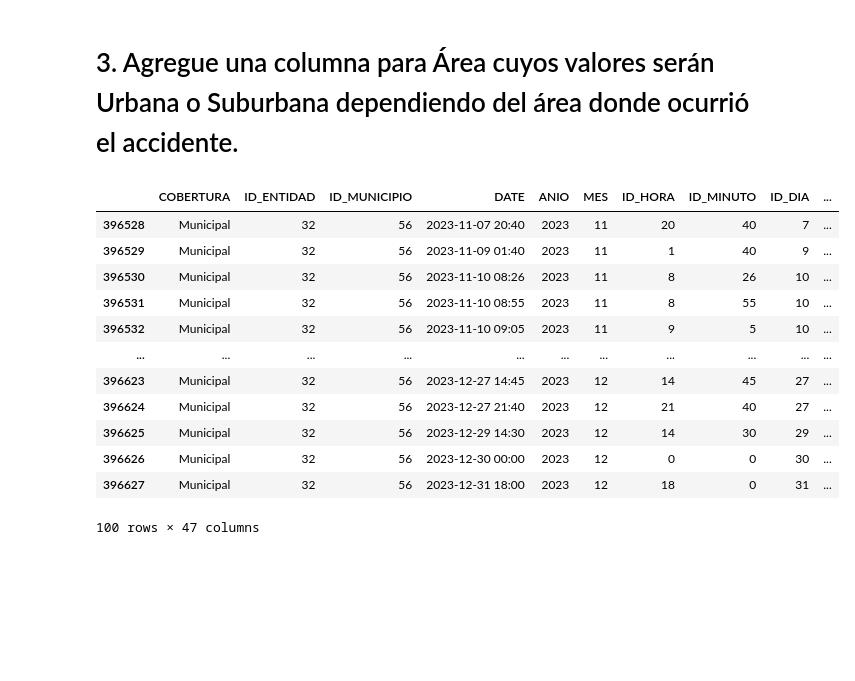
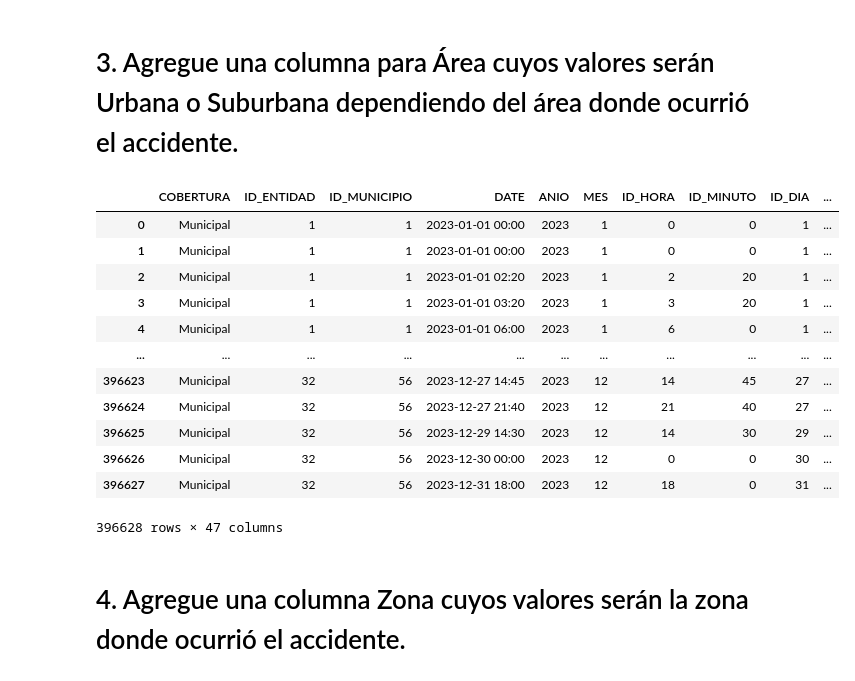
Before and after one commit to BrayanAviles/ATUS-Ejercicios, a Jupyter notebook: atus.ipynb, the cells around one changed output. Cells and saved outputs as stored; diff of their text form; code cells hidden in the pictures; blank space fills up the shorter version.

```diff
--- a/atus.ipynb
+++ b/atus.ipynb
@@ -1,13 +1,13 @@
 # %%
 import pandas as pd
 pd.set_option('display.max_columns', None)  # Mostrar todas las columnas
-atus2021 = pd.read_csv("./conjunto_de_datos/atus_anual_2021.csv")
-atus2022 = pd.read_csv("./conjunto_de_datos/atus_anual_2022.csv")
-atus2023 = pd.read_csv("./conjunto_de_datos/atus_anual_2023.csv")
+# atus2021 = pd.read_csv("./conjunto_de_datos/atus_anual_2021.csv")
+# atus2022 = pd.read_csv("./conjunto_de_datos/atus_anual_2022.csv")
+dataset = pd.read_csv("./conjunto_de_datos/atus_anual_2023.csv")
 # %% [markdown]
 # 1. Cargue en un Dataframe los datos de los accidentes de los últimos 3 años
 # %%
-dataset = pd.concat([atus2021, atus2022, atus2023])
+# dataset = pd.concat([atus2021, atus2022, atus2023])
 # %% [markdown]
 # 2. Agregue una columna tipo date formada por los valores de las columnas correspondientes a Año, Mes, Dia, Hora y Minuto.
 # %%
@@ -31,20 +31,28 @@ dataset.tail(100)
 # %% [markdown]
 # 3. Agregue una columna para Área cuyos valores serán Urbana o Suburbana dependiendo del área donde ocurrió el accidente.
-# %%
-dataset.insert(10, "AREA", None)
+# %%
+def asignar_area(row):
+    if row['URBANA'] == 'Sin accidente en esta zona':
+        return 'SUBURBANA'
+    else:
+        return 'URBANA'
+
+dataset['AREA'] = dataset.apply(asignar_area, axis=1)
 # %%
-dataset.tail(100)
+dataset
 # %% [output]
 |  | COBERTURA | ID_ENTIDAD | ID_MUNICIPIO | DATE | ANIO | MES | ID_HORA | ID_MINUTO | ID_DIA | ... |
-| 396528 | Municipal | 32 | 56 | 2023-11-07 20:40 | 2023 | 11 | 20 | 40 | 7 | ... |
-| 396529 | Municipal | 32 | 56 | 2023-11-09 01:40 | 2023 | 11 | 1 | 40 | 9 | ... |
-| 396530 | Municipal | 32 | 56 | 2023-11-10 08:26 | 2023 | 11 | 8 | 26 | 10 | ... |
-| 396531 | Municipal | 32 | 56 | 2023-11-10 08:55 | 2023 | 11 | 8 | 55 | 10 | ... |
-| 396532 | Municipal | 32 | 56 | 2023-11-10 09:05 | 2023 | 11 | 9 | 5 | 10 | ... |
+| 0 | Municipal | 1 | 1 | 2023-01-01 00:00 | 2023 | 1 | 0 | 0 | 1 | ... |
+| 1 | Municipal | 1 | 1 | 2023-01-01 00:00 | 2023 | 1 | 0 | 0 | 1 | ... |
+| 2 | Municipal | 1 | 1 | 2023-01-01 02:20 | 2023 | 1 | 2 | 20 | 1 | ... |
+| 3 | Municipal | 1 | 1 | 2023-01-01 03:20 | 2023 | 1 | 3 | 20 | 1 | ... |
+| 4 | Municipal | 1 | 1 | 2023-01-01 06:00 | 2023 | 1 | 6 | 0 | 1 | ... |
 | ... | ... | ... | ... | ... | ... | ... | ... | ... | ... | ... |
 | 396623 | Municipal | 32 | 56 | 2023-12-27 14:45 | 2023 | 12 | 14 | 45 | 27 | ... |
 | 396624 | Municipal | 32 | 56 | 2023-12-27 21:40 | 2023 | 12 | 21 | 40 | 27 | ... |
 | 396625 | Municipal | 32 | 56 | 2023-12-29 14:30 | 2023 | 12 | 14 | 30 | 29 | ... |
 | 396626 | Municipal | 32 | 56 | 2023-12-30 00:00 | 2023 | 12 | 0 | 0 | 30 | ... |
 | 396627 | Municipal | 32 | 56 | 2023-12-31 18:00 | 2023 | 12 | 18 | 0 | 31 | ... |
-100 rows × 47 columns
+396628 rows × 47 columns
+# %% [markdown]
+# 4. Agregue una columna Zona cuyos valores serán la zona donde ocurrió el accidente.
```
Also changed, not shown: parts of 1 cell of this notebook, 1 other file.
